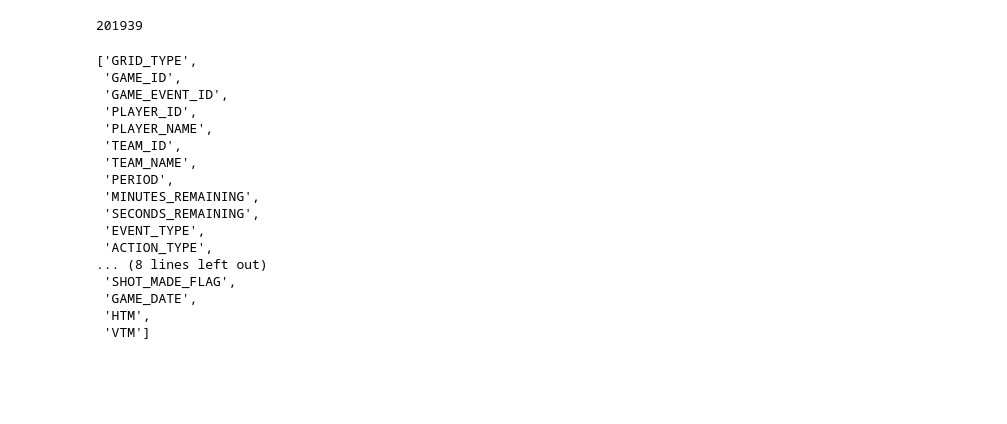
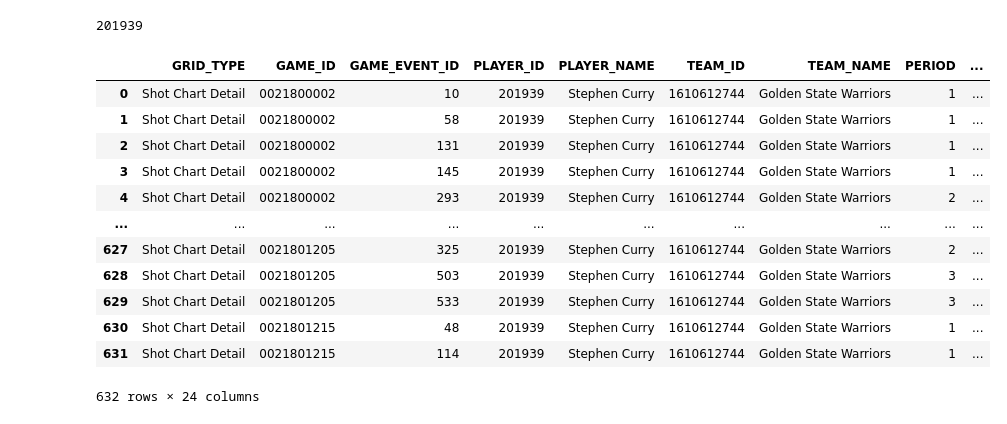
Before and after one commit to dhruvsikka17/NBA-shooting-Analysis, a Jupyter notebook: NBA Shooting Analysis.ipynb, the cells around one changed output. Saved outputs shown, nothing was run; the diff lists cells and outputs as text; code cells hidden in the pictures; blank space fills up the shorter version.

```diff
--- a/NBA Shooting Analysis.ipynb
+++ b/NBA Shooting Analysis.ipynb
@@ -141,26 +142,22 @@ rows = relevant_data['rowSet']
 # %%
 # Create pandas DataFrame
 player_data = pd.DataFrame(rows)
 player_data.columns = headers
-headers
+player_data
 # %% [output]
+|  | GRID_TYPE | GAME_ID | GAME_EVENT_ID | PLAYER_ID | PLAYER_NAME | TEAM_ID | TEAM_NAME | PERIOD | ... |
+| 0 | Shot Chart Detail | 0021800002 | 10 | 201939 | Stephen Curry | 1610612744 | Golden State Warriors | 1 | ... |
+| 1 | Shot Chart Detail | 0021800002 | 58 | 201939 | Stephen Curry | 1610612744 | Golden State Warriors | 1 | ... |
+| 2 | Shot Chart Detail | 0021800002 | 131 | 201939 | Stephen Curry | 1610612744 | Golden State Warriors | 1 | ... |
+| 3 | Shot Chart Detail | 0021800002 | 145 | 201939 | Stephen Curry | 1610612744 | Golden State Warriors | 1 | ... |
+| 4 | Shot Chart Detail | 0021800002 | 293 | 201939 | Stephen Curry | 1610612744 | Golden State Warriors | 2 | ... |
+| ... | ... | ... | ... | ... | ... | ... | ... | ... | ... |
+| 627 | Shot Chart Detail | 0021801205 | 325 | 201939 | Stephen Curry | 1610612744 | Golden State Warriors | 2 | ... |
+| 628 | Shot Chart Detail | 0021801205 | 503 | 201939 | Stephen Curry | 1610612744 | Golden State Warriors | 3 | ... |
+| 629 | Shot Chart Detail | 0021801205 | 533 | 201939 | Stephen Curry | 1610612744 | Golden State Warriors | 3 | ... |
+| 630 | Shot Chart Detail | 0021801215 | 48 | 201939 | Stephen Curry | 1610612744 | Golden State Warriors | 1 | ... |
+| 631 | Shot Chart Detail | 0021801215 | 114 | 201939 | Stephen Curry | 1610612744 | Golden State Warriors | 1 | ... |
-['GRID_TYPE',
- 'GAME_ID',
- 'GAME_EVENT_ID',
- 'PLAYER_ID',
- 'PLAYER_NAME',
- 'TEAM_ID',
- 'TEAM_NAME',
- 'PERIOD',
- 'MINUTES_REMAINING',
- 'SECONDS_REMAINING',
- 'EVENT_TYPE',
- 'ACTION_TYPE',
-... (8 lines left out)
- 'SHOT_MADE_FLAG',
- 'GAME_DATE',
- 'HTM',
- 'VTM']
+632 rows × 24 columns
 # %%
 from matplotlib.patches import Circle, Rectangle, Arc
 
```
Also changed, not shown: parts of 6 cells of this notebook.
